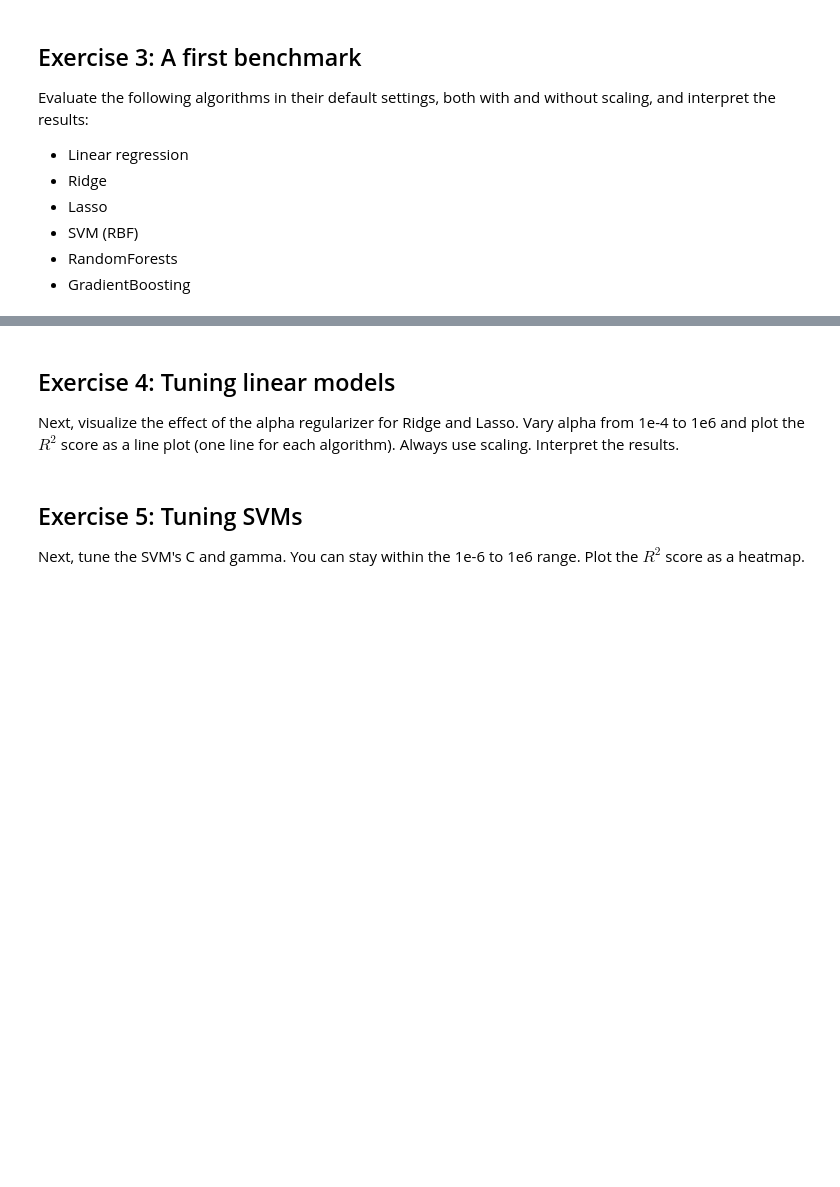
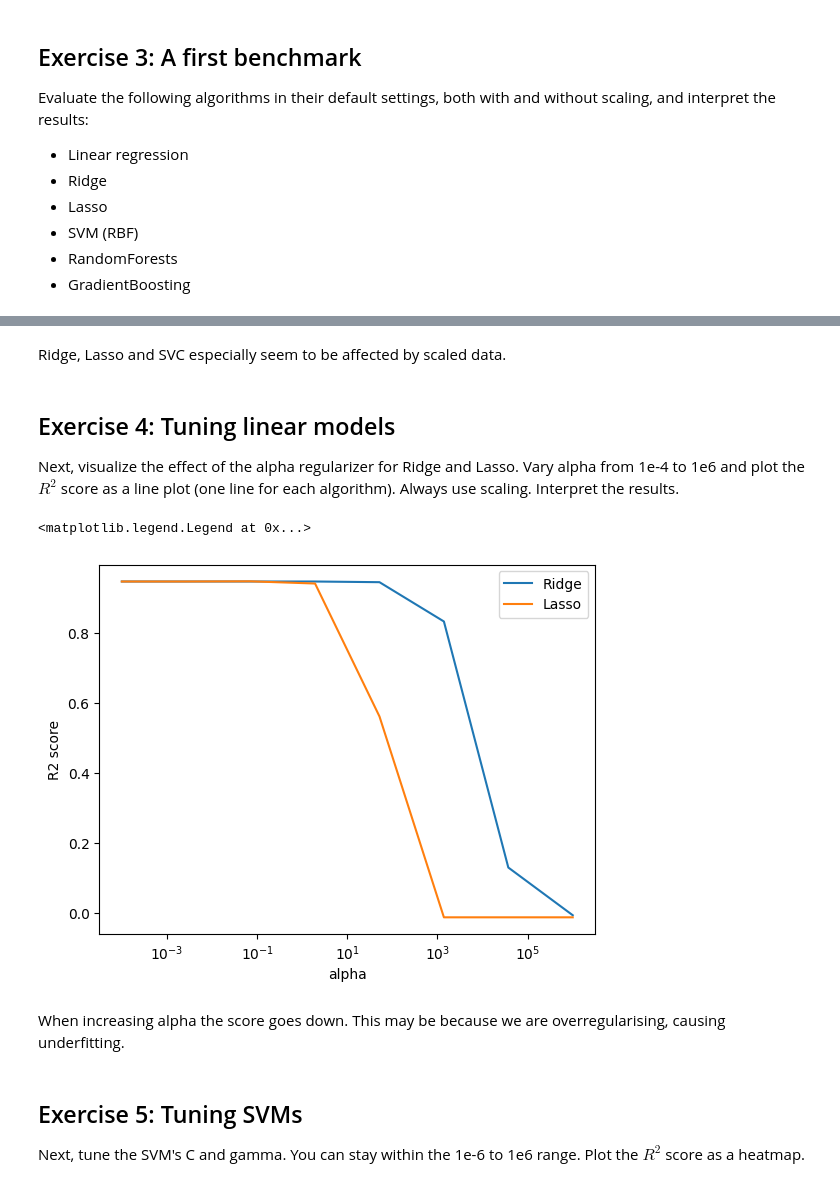
Before and after one commit to lukaas33/MLE-material, a Jupyter notebook: labs/Lab 4 - Pipelines.ipynb, the cells around one changed output, grey strips where cells are left out. Cells and saved outputs as stored; diff of their text form; code cells hidden in the pictures; blank space fills up the shorter version.

```diff
--- a/labs/Lab 4 - Pipelines.ipynb
+++ b/labs/Lab 4 - Pipelines.ipynb
@@ -170,6 +180,41 @@ Evaluate the following algorithms in their default settings, both with and witho
+# %% [markdown]
+Ridge, Lasso and SVC especially seem to be affected by scaled data.
 # %% [markdown]
 ## Exercise 4: Tuning linear models
 Next, visualize the effect of the alpha regularizer for Ridge and Lasso. Vary alpha from 1e-4 to 1e6 and plot the $R^2$ score as a line plot (one line for each algorithm). Always use scaling. Interpret the results.
+# %%
+alpha_range = np.logspace(-4, 6, 8)
+ridge_scores = []
+lasso_scores = []
+for alpha in alpha_range:
+    score = cross_val_score(
+        build_pipeline(Ridge(alpha=alpha), categorical=categorical_features, numerical=numerical_features, scaling=True),
+        cv=cv,
+        X=X,
+        y=y,
+        scoring='r2'
+    )
+    ridge_scores.append(np.mean(score))
+    score = cross_val_score(
+        build_pipeline(Lasso(alpha=alpha), categorical=categorical_features, numerical=numerical_features, scaling=True),
+        cv=cv,
+        X=X,
+        y=y,
+        scoring='r2'
+    )
+    lasso_scores.append(np.mean(score))
+# Display as a lineplot
+plt.plot(alpha_range, ridge_scores, label="Ridge")
+plt.plot(alpha_range, lasso_scores, label="Lasso")
+plt.xscale('log')
+plt.xlabel("alpha")
+plt.ylabel("R2 score")
+plt.legend()
+# %% [output]
+<matplotlib.legend.Legend at 0x...>
+[figure, added]
+# %% [markdown]
+When increasing alpha the score goes down. This may be because we are overregularising, causing underfitting.
 # %% [markdown]
 ## Exercise 5: Tuning SVMs
 Next, tune the SVM's C and gamma. You can stay within the 1e-6 to 1e6 range. Plot the $R^2$ score as a heatmap.
```
Also changed, not shown: parts of 8 cells of this notebook.
